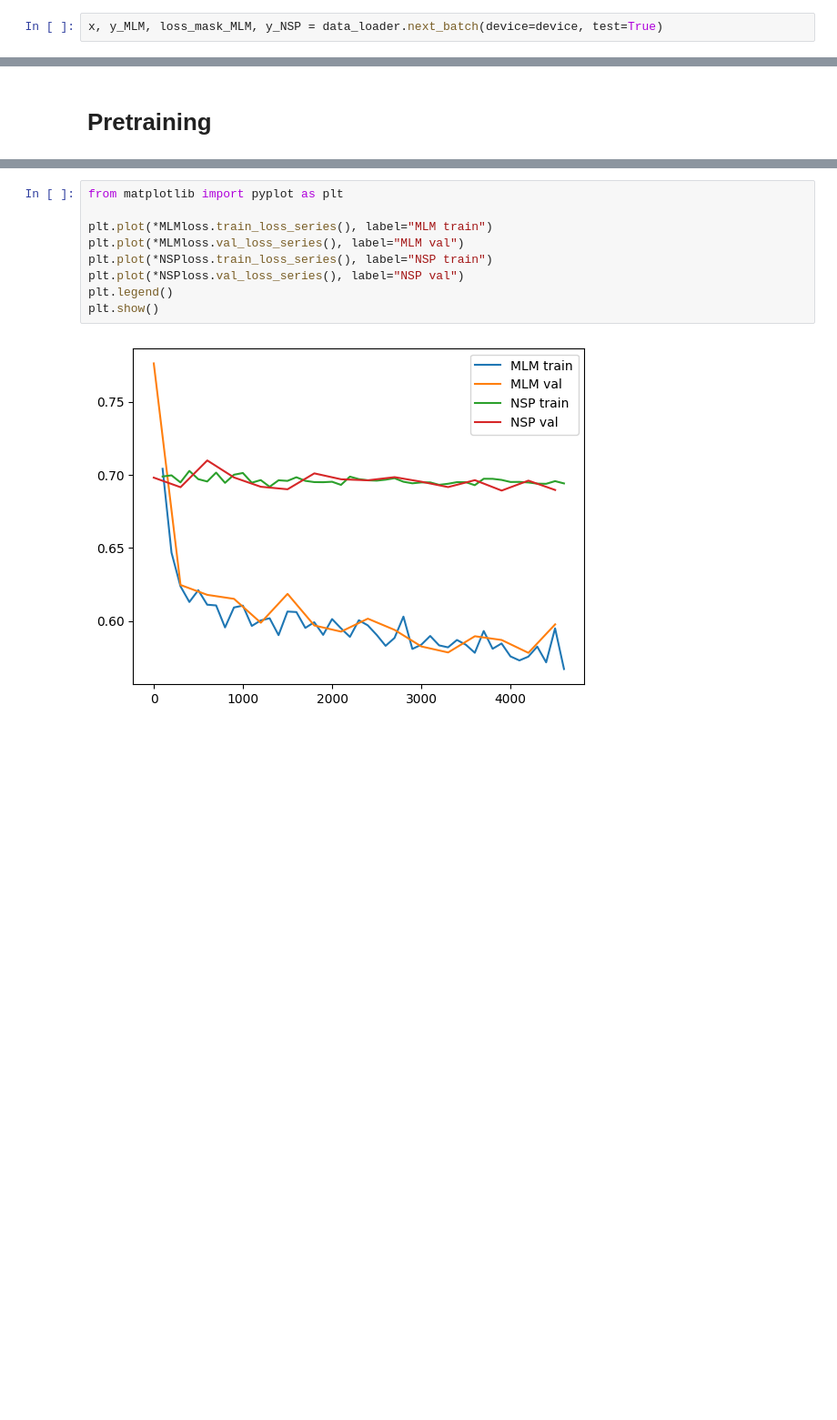
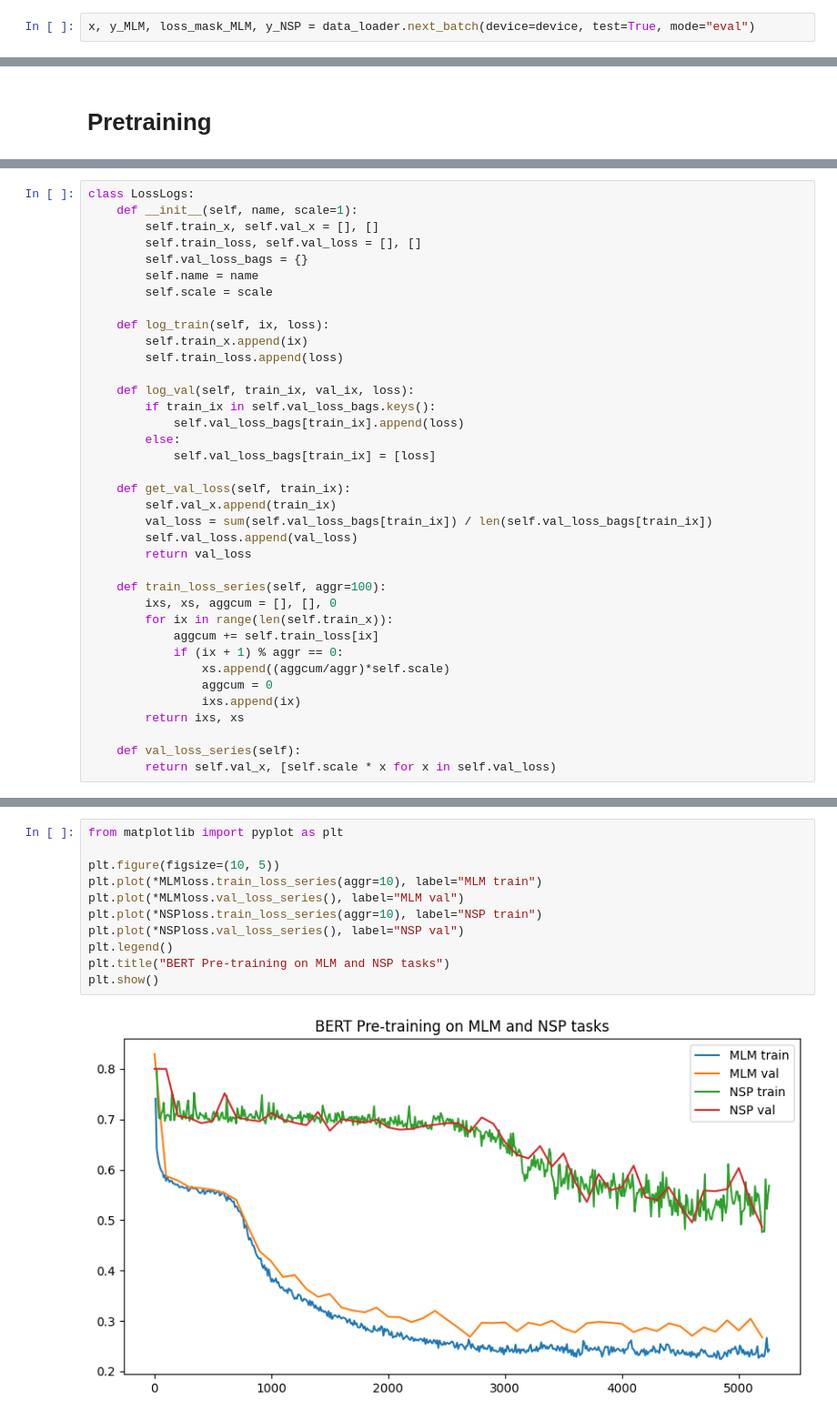
Before and after one commit to SolbiatiAlessandro/machine-learning, a Jupyter notebook: BERT/BERT.ipynb, the cells around one changed output, grey strips where cells are left out. Shown at 91% size. Saved outputs shown, nothing was run; the diff lists cells and outputs as text; blank space fills up the shorter version.

Commit message:
[BERT] pretraining running succesfully, 0.4 validation loss on binary next sentence prediction on shakespeare dataset

```diff
--- a/BERT/BERT.ipynb
+++ b/BERT/BERT.ipynb
@@ -226,5 +227,5 @@ max vocabulary size=2213, compression ratio=0.4458684554516162
 train_data.shape=torch.Size([397855]), val_data.shape=torch.Size([99459])
 new tokens: 2215, 2216, 2217, 2218
 # %%
-x, y_MLM, loss_mask_MLM, y_NSP = data_loader.next_batch(device=device, test=True)
+x, y_MLM, loss_mask_MLM, y_NSP = data_loader.next_batch(device=device, test=True, mode="eval")
 # %% [output]
@@ -411,3 +397,40 @@ BERT(
+# %%
+class LossLogs:
+    def __init__(self, name, scale=1):
+        self.train_x, self.val_x = [], []
+        self.train_loss, self.val_loss = [], []
+        self.val_loss_bags = {}
+        self.name = name
+        self.scale = scale
+
+    def log_train(self, ix, loss):
+        self.train_x.append(ix)
+        self.train_loss.append(loss)
+
+    def log_val(self, train_ix, val_ix, loss):
+        if train_ix in self.val_loss_bags.keys():
+            self.val_loss_bags[train_ix].append(loss)
+        else:
+            self.val_loss_bags[train_ix] = [loss]
+
+    def get_val_loss(self, train_ix):
+        self.val_x.append(train_ix)
+        val_loss = sum(self.val_loss_bags[train_ix]) / len(self.val_loss_bags[train_ix])
+        self.val_loss.append(val_loss)
+        return val_loss
+
+    def train_loss_series(self, aggr=100):
+        ixs, xs, aggcum = [], [], 0
+        for ix in range(len(self.train_x)):
+            aggcum += self.train_loss[ix]
+            if (ix + 1) % aggr == 0:
+                xs.append((aggcum/aggr)*self.scale)
+                aggcum = 0
+                ixs.append(ix)
+        return ixs, xs
+
+    def val_loss_series(self):
+        return self.val_x, [self.scale * x for x in self.val_loss)
 # %%
 !nvidia-smi
 # %% [output]
@@ -548,12 +533,14 @@ KeyboardInterrupt:
 # %%
 from matplotlib import pyplot as plt
 
-plt.plot(*MLMloss.train_loss_series(), label="MLM train")
+plt.figure(figsize=(10, 5))
+plt.plot(*MLMloss.train_loss_series(aggr=10), label="MLM train")
 plt.plot(*MLMloss.val_loss_series(), label="MLM val")
-plt.plot(*NSPloss.train_loss_series(), label="NSP train")
+plt.plot(*NSPloss.train_loss_series(aggr=10), label="NSP train")
 plt.plot(*NSPloss.val_loss_series(), label="NSP val")
 plt.legend()
+plt.title("BERT Pre-training on MLM and NSP tasks")
 plt.show()
 # %% [output]
-[figure, old version]
+[figure, new version]
 # %%
```
Also changed, not shown: parts of 19 cells of this notebook.
